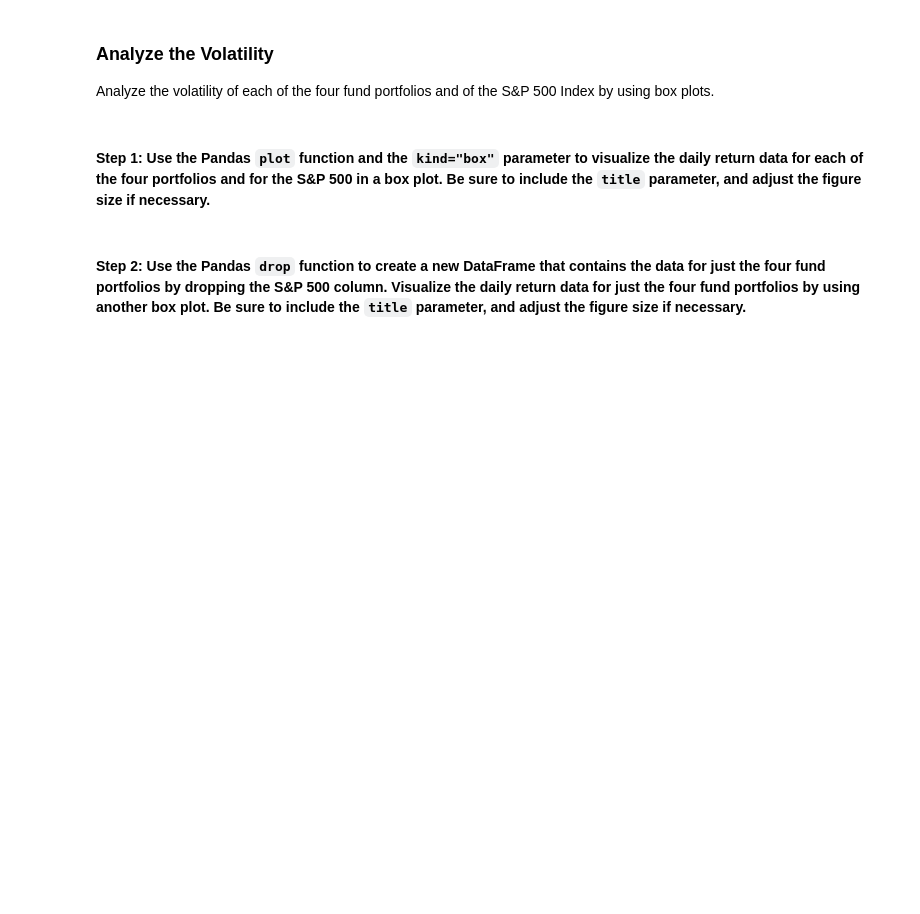
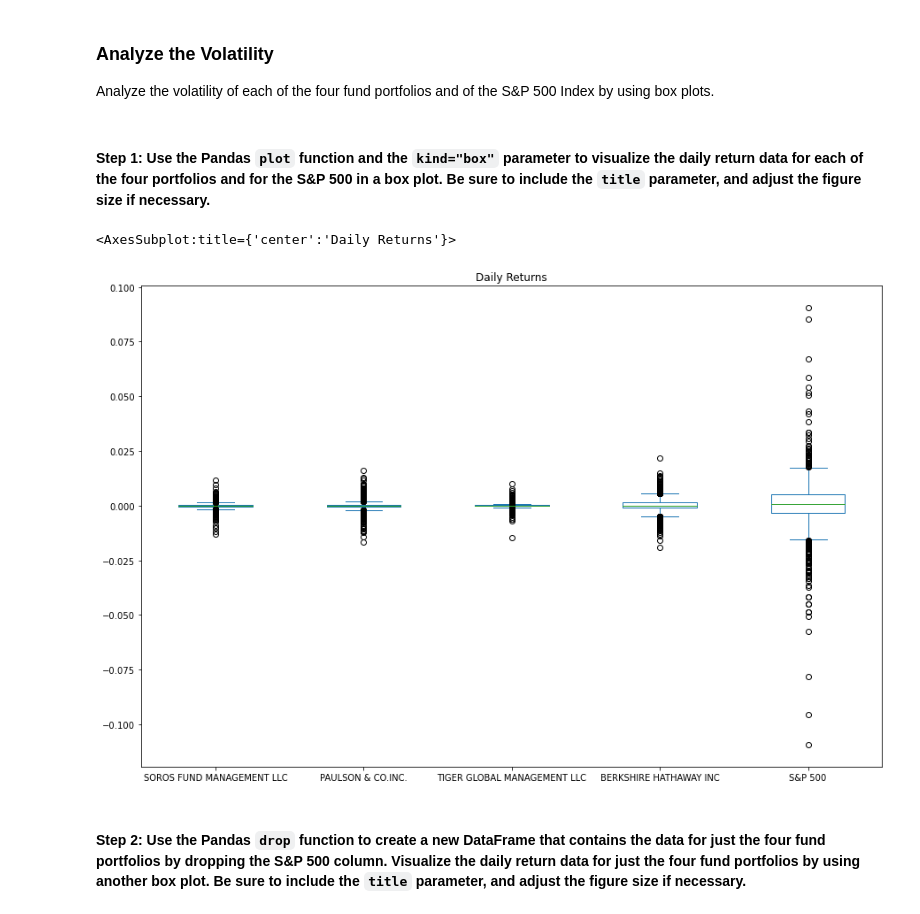
Before and after one commit to ghedrick76/module_4_challenge, a Jupyter notebook: Starter_Code/risk_return_analysis.ipynb, the cells around one changed output. Saved outputs shown, nothing was run; the diff lists cells and outputs as text; code cells hidden in the pictures; blank space fills up the shorter version.

```diff
--- a/Starter_Code/risk_return_analysis.ipynb
+++ b/Starter_Code/risk_return_analysis.ipynb
@@ -204,7 +204,10 @@ Analyze the volatility of each of the four fund portfolios and of the S&P 500 In
 # %%
 # Use the daily return data to create box plots to visualize the volatility of the 4 funds and the S&P 500
 # Include a title parameter and adjust the figure size
-# YOUR CODE HERE
+daily_returns.plot(kind='box', figsize=(15,10), title="Daily Returns", legend=True)
+# %% [output]
+<AxesSubplot:title={'center':'Daily Returns'}>
+[figure, added]
 # %% [markdown]
 #### Step 2: Use the Pandas `drop` function to create a new DataFrame that contains the data for just the four fund portfolios by dropping the S&P 500 column. Visualize the daily return data for just the four fund portfolios by using another box plot. Be sure to include the `title` parameter, and adjust the figure size if necessary.
 # %%
```
Also changed, not shown: parts of 2 cells of this notebook.
